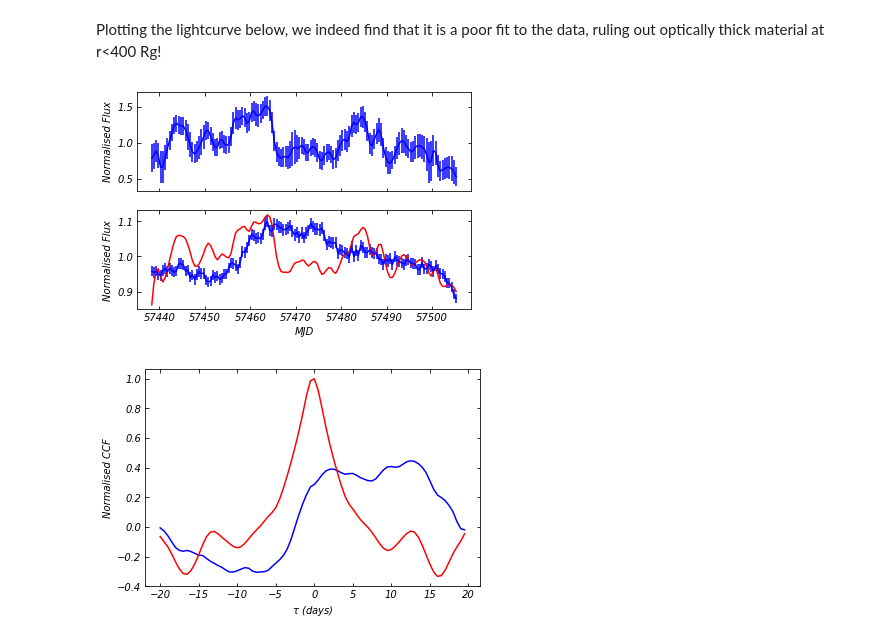
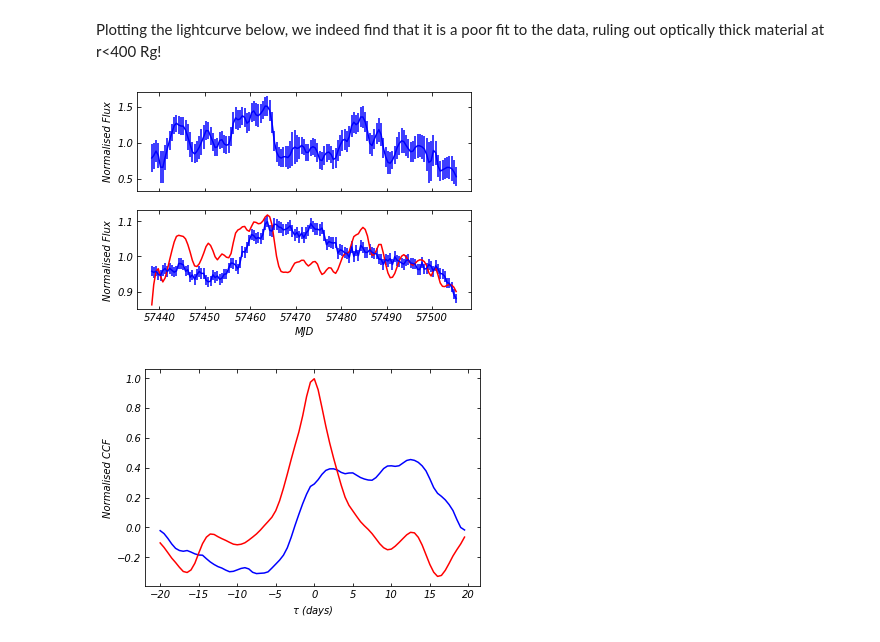
Before and after one commit to RaadMahmoud/AGN_lightcurve_modelling, a Jupyter notebook: lightcurve_extraction_and_modelling_NGC4151_GitHub.ipynb, the cells around one changed output. Cells and saved outputs as stored; diff of their text form; code cells hidden in the pictures.

```diff
--- a/lightcurve_extraction_and_modelling_NGC4151_GitHub.ipynb
+++ b/lightcurve_extraction_and_modelling_NGC4151_GitHub.ipynb
@@ -765,26 +780,26 @@ Plotting the lightcurve below, we indeed find that it is a poor fit to the data,
 # %%
 UV_lc = UVW1curve()
 
 f, (ax1, ax2) = plt.subplots(2, sharex=True)
 ax1.errorbar(comparison_times_rebn, flux_BAT_rebn/np.average(flux_BAT_rebn), flux_err_BAT_rebn/np.average(flux_BAT_rebn), label = 'BAT', c= 'blue')
 ax2.plot(comparison_times_rebn, UV_lc/np.average(UV_lc), label = 'UVW1 predicted', c = 'r')
 ax2.errorbar(comparison_times_rebn, flux_UVW1_rebn/np.average(flux_UVW1_rebn), flux_err_UVW1_rebn/np.average(flux_UVW1_rebn), label = 'UVW1 data', c= 'blue')
 ax2.set_xlabel('MJD')
 ax2.set_ylabel('Normalised Flux')
 ax1.set_ylabel('Normalised Flux')
 ax1.tick_params(axis = 'both', bottom='on', top='on', left='on', right='on', direction= 'in')
 ax2.tick_params(axis = 'both', bottom='on', top='on', left='on', right='on', direction= 'in')
 
 f, ax = plt.subplots()
-CCF_dat = CCF_corrected(flux_UVW1_rebn[startcut:], flux_BAT_rebn[startcut:], dt_rebn, flux_err_UVW1_rebn[startcut:], flux_err_BAT_rebn[startcut:])
-CCF_mod = CCF_corrected(UV_lc[startcut:], flux_BAT_rebn[startcut:], dt_rebn,  flux_err_UVW1_rebn[startcut:]/np.average(flux_UVW1_rebn[startcut:]) * np.average(UV_lc[startcut:]), h_err = flux_err_BAT_rebn[startcut:], mode=  'nocorr')
+CCF_dat = CCF_corrected(flux_UVW1_rebn, flux_BAT_rebn, dt_rebn, flux_err_UVW1_rebn, flux_err_BAT_rebn)
+CCF_mod = CCF_corrected(UV_lc, flux_BAT_rebn, dt_rebn,  flux_err_UVW1_rebn/np.average(flux_UVW1_rebn) * np.average(UV_lc), h_err = flux_err_BAT_rebn, mode=  'nocorr')
 ax.tick_params(axis = 'both', bottom='on', top='on', left='on', right='on', direction= 'in')
 ax.plot(taus, CCF_dat, c = 'b')
 ax.plot(taus, CCF_mod, c = 'r')
 ax.set_title('')
 ax.set_xlabel(r'$\tau$ (days)')
 ax.set_ylabel('Normalised CCF')
 plt.show()
 # %% [output]
 [figure]
-[figure, old version]
+[figure, new version]
```
Also changed, not shown: parts of 6 cells of this notebook.
